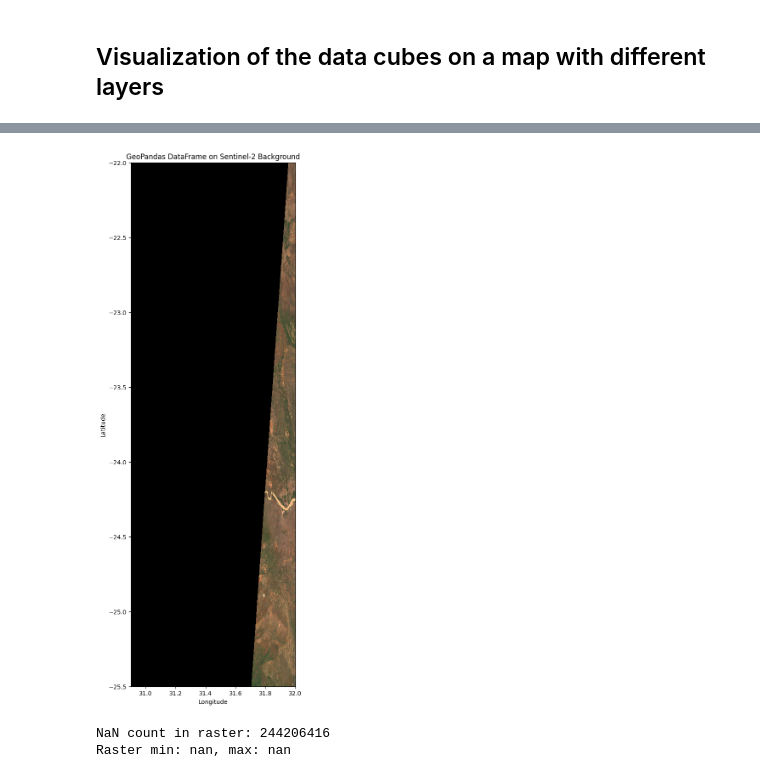
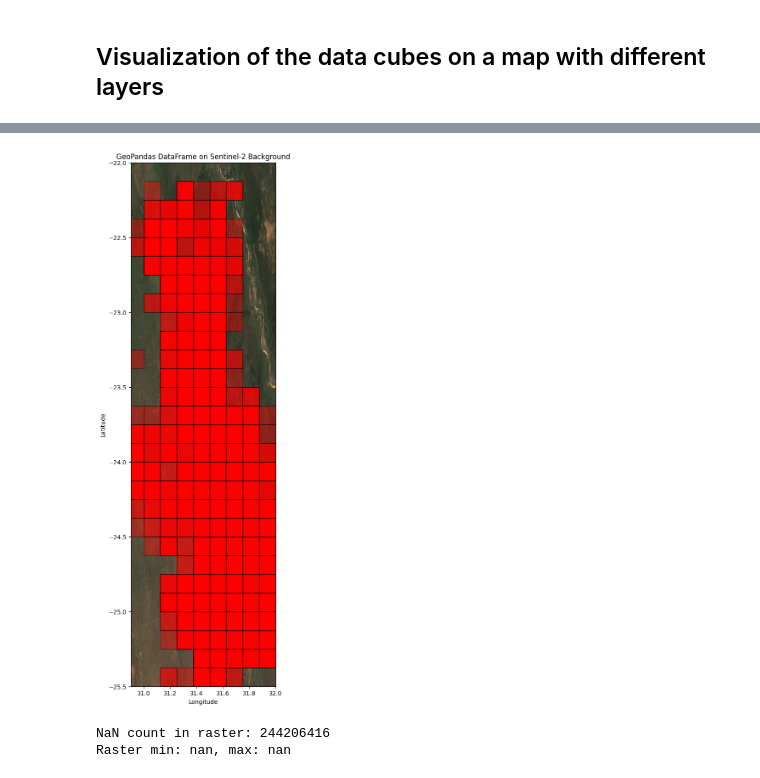
Before and after one commit to AgentschapPlantentuinMeise/DEMO_BioSpace25, a Jupyter notebook: DEMO_BioSpace25.ipynb, the cells around one changed output, grey strips where cells are left out. Drawn from its saved outputs; the diff is of its cells as text; code cells hidden in the pictures.

```diff
--- a/DEMO_BioSpace25.ipynb
+++ b/DEMO_BioSpace25.ipynb
@@ -201,4 +150,0 @@ del data
-# %%
-filtered_gdf = filtered_gdf.set_crs(epsg=4326, inplace=False)
-
-data_raw = geemap.geopandas_to_ee(filtered_gdf)
@@ -234,7 +186,7 @@ catalog = Client.open("https://planetarycomputer.microsoft.com/api/stac/v1", mod
 
 items = catalog.search(
     bbox=bbox,
-    datetime="2013-06-01/2024-11-19",  # Adjust date range as needed 11/18/2024
+    datetime="2013-06-01/2022-05-14",  # Adjust date range as needed 11/18/2024 05/13/2022
     query={"eo:cloud_cover": {"lt": 10}},  # Adjust cloud cover as needed
     collections=["sentinel-2-l2a"],
 ).items()
@@ -260,8 +212,8 @@ if max_val > 1:
     raster_data = raster_data / 255.0  # Convert to 0-1 range
 
 # Ensure the CRS is properly set
-filtered_gdf = filtered_gdf.to_crs("EPSG:3857")
-raster_data = raster_data.rio.reproject("EPSG:3857")
+#filtered_gdf = filtered_gdf.to_crs("EPSG:3857")
+#raster_data = raster_data.rio.reproject("EPSG:3857")
 
 # 5. Plot the Data
 fig, ax = plt.subplots(figsize=(20, 16))
@@ -282,7 +234,7 @@ filtered_gdf.plot(ax=ax, color="red", edgecolor="black", linewidth=1, alpha=0.5)
 ax.set_xlim(bbox[0], bbox[2])
 ax.set_ylim(bbox[1], bbox[3])
 
-ctx.add_basemap(ax, source=ctx.providers.OpenStreetMap.Mapnik, crs="EPSG:3857")
+ctx.add_basemap(ax, source=ctx.providers.OpenStreetMap.Mapnik, crs="EPSG:4326")
 
 
 # Labels and Title
@@ -306,36 +257,36 @@ fig, ax = plt.subplots(figsize=(20, 16))
 raster_data.plot.imshow(
     ax=ax, extent=[bbox[0], bbox[2], bbox[1], bbox[3]], cmap="viridis", alpha=0.7
 )
 '''
 
-filtered_gdf = filtered_gdf.to_crs("EPSG:3857")
-raster_data = raster_data.rio.reproject("EPSG:3857")
+#filtered_gdf = filtered_gdf.to_crs("EPSG:3857")
+#raster_data = raster_data.rio.reproject("EPSG:3857")
 
 raster_data = raster_data.transpose("y", "x", "band")  # Ensure correct shape
 ax.imshow(raster_data, extent=[bbox[0], bbox[2], bbox[1], bbox[3]])
 
 
 # Plot the GeoDataFrame
 # Ensure the CRS is properly set
 
 filtered_gdf.plot(ax=ax, color="red", edgecolor="black", linewidth=1, alpha=0.4)
 
 # Adjust Axes
 ax.set_xlim(bbox[0], bbox[2])
 ax.set_ylim(bbox[1], bbox[3])
 
 # Add Basemap
 # ctx.add_basemap(ax, source=ctx.providers.OpenStreetMap.Mapnik, crs=filtered_gdf.crs)
 
 # Labels and Title
 plt.title("GeoPandas DataFrame on Sentinel-2 Background")
 plt.xlabel("Longitude")
 plt.ylabel("Latitude")
 
 # Show the Plot
 plt.show()
 # %% [output]
-[figure, old version]
+[figure, new version]
 # %%
 print(f"NaN count in raster: {np.isnan(raster_data.values).sum()}")
 print(f"Raster min: {raster_data.values.min()}, max: {raster_data.values.max()}")
```
Also changed, not shown: parts of 13 cells of this notebook.
